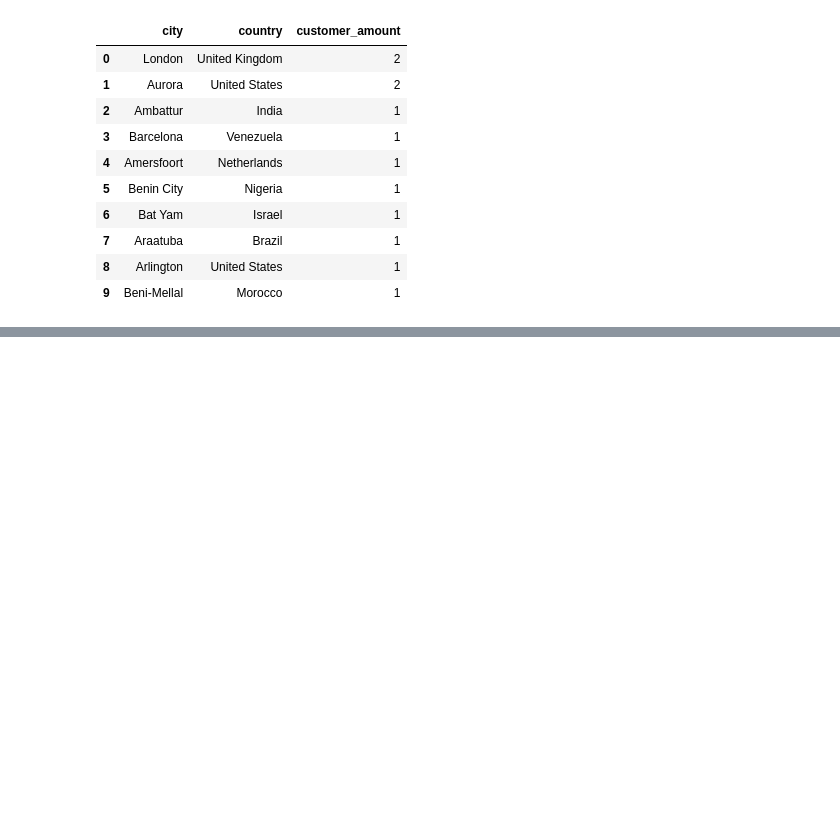
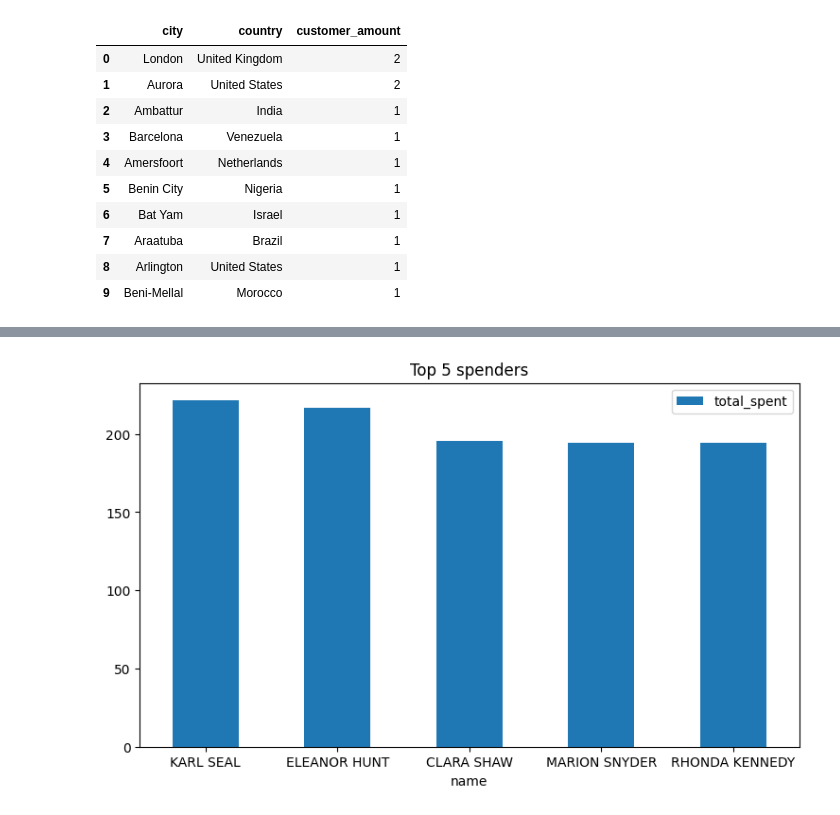
Before and after one commit to luckepucke6/sakila_lab_lucas_lindh, a Jupyter notebook: notebooks/eda_sakila.ipynb, the cells around one changed output, grey strips where cells are left out. Drawn from its saved outputs; the diff is of its cells as text; code cells hidden in the pictures; blank space fills up the shorter version.

```diff
--- a/notebooks/eda_sakila.ipynb
+++ b/notebooks/eda_sakila.ipynb
@@ -424,0 +429,14 @@ LIMIT 10;""").df()
+# %%
+top_spenders = con.sql("""--sql
+SELECT
+    first_name || ' ' || last_name AS name,
+    SUM(p.amount) AS total_spent,
+    c.customer_id
+FROM
+    customer c
+JOIN payment p ON p.customer_id = c.customer_id
+GROUP BY name, c.customer_id
+ORDER BY total_spent DESC
+LIMIT 5;""").df()
+
+top_spenders
@@ -424,0 +450,4 @@ LIMIT 10;""").df()
+# %%
+top_spenders.plot(kind='bar', x='name', y='total_spent', title="Top 5 spenders", figsize=(9,5), rot=0,);
+# %% [output]
+[figure, added]
```
Also changed, not shown: parts of 3 cells of this notebook, 1 other file.
